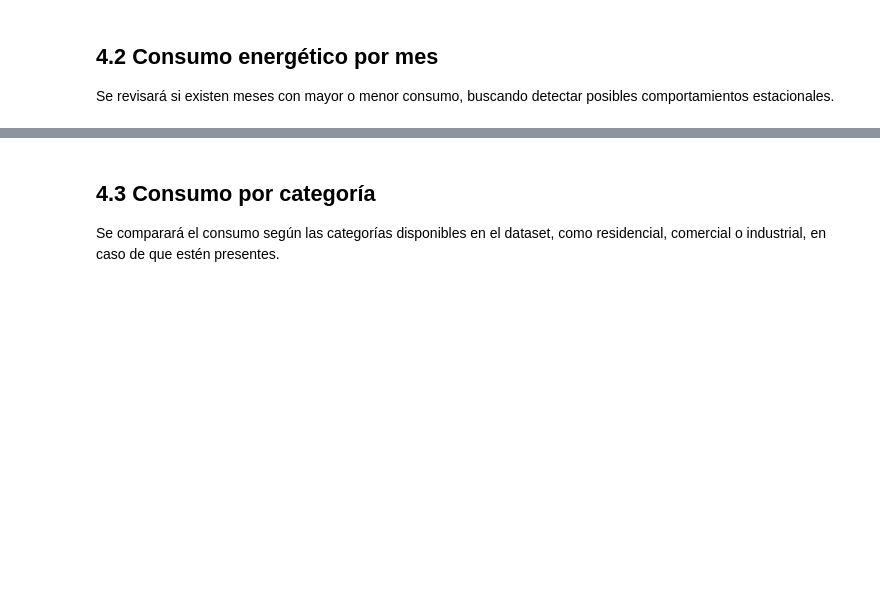
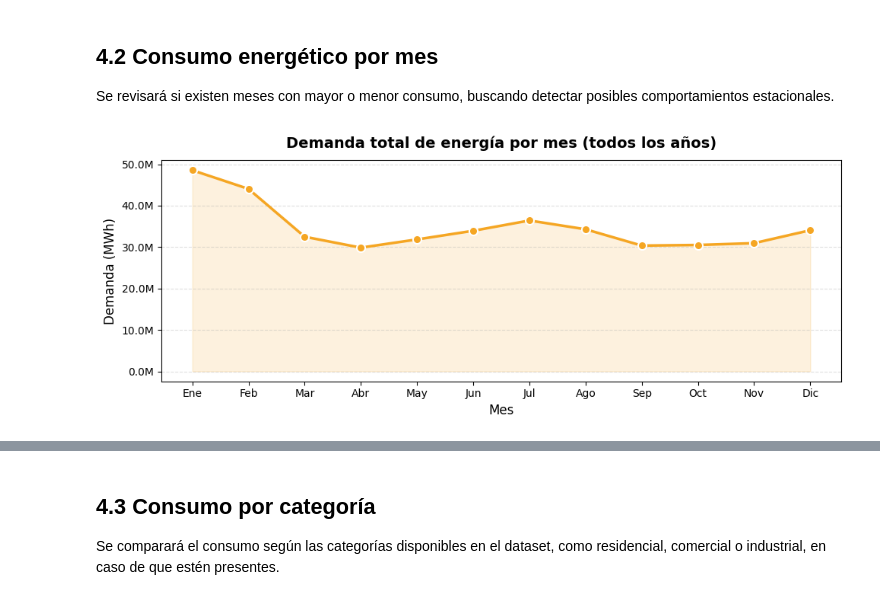
Before and after one commit to ju4n1t0x/eficiencia_energetica, a Jupyter notebook: 01_notebooks/TPI_Energia_CRISP_DM.ipynb, the cells around one changed output, grey strips where cells are left out. Drawn from its saved outputs; the diff is of its cells as text; code cells hidden in the pictures; blank space fills up the shorter version.

```diff
--- a/01_notebooks/TPI_Energia_CRISP_DM.ipynb
+++ b/01_notebooks/TPI_Energia_CRISP_DM.ipynb
@@ -956,3 +1016,29 @@ Se analizará la evolución de la demanda energética a lo largo de los años di
 ## 4.2 Consumo energético por mes
 
 Se revisará si existen meses con mayor o menor consumo, buscando detectar posibles comportamientos estacionales.
+# %%
+MESES = ['Ene','Feb','Mar','Abr','May','Jun',
+         'Jul','Ago','Sep','Oct','Nov','Dic']
+
+demanda_mensual = df_limpio.groupby('mes')['demanda_mwh'].sum().reset_index()
+
+fig, ax = plt.subplots(figsize=(10, 4))
+ax.plot(demanda_mensual['mes'], demanda_mensual['demanda_mwh'],
+        color='#F5A623', marker='o', linewidth=2.5,
+        markersize=8, markeredgecolor='white', markeredgewidth=1.5)
+ax.fill_between(demanda_mensual['mes'], demanda_mensual['demanda_mwh'],
+                alpha=0.15, color='#F5A623')
+
+ax.set_title('Demanda total de energía por mes (todos los años)', fontsize=14, fontweight='bold', pad=12)
+ax.set_xlabel('Mes', fontsize=12)
+ax.set_ylabel('Demanda (MWh)', fontsize=12)
+ax.set_xticks(range(1, 13))
+ax.set_xticklabels(MESES)
+ax.yaxis.set_major_formatter(mticker.FuncFormatter(lambda x, _: f'{x/1e6:.1f}M'))
+ax.grid(axis='y', linestyle='--', alpha=0.4)
+
+plt.tight_layout()
+plt.savefig(FIGURES_DIR / 'eda_demanda_mensual.png', dpi=150)
+plt.show()
+# %% [output]
+[figure, added]
```
Also changed, not shown: parts of 30 cells of this notebook.
